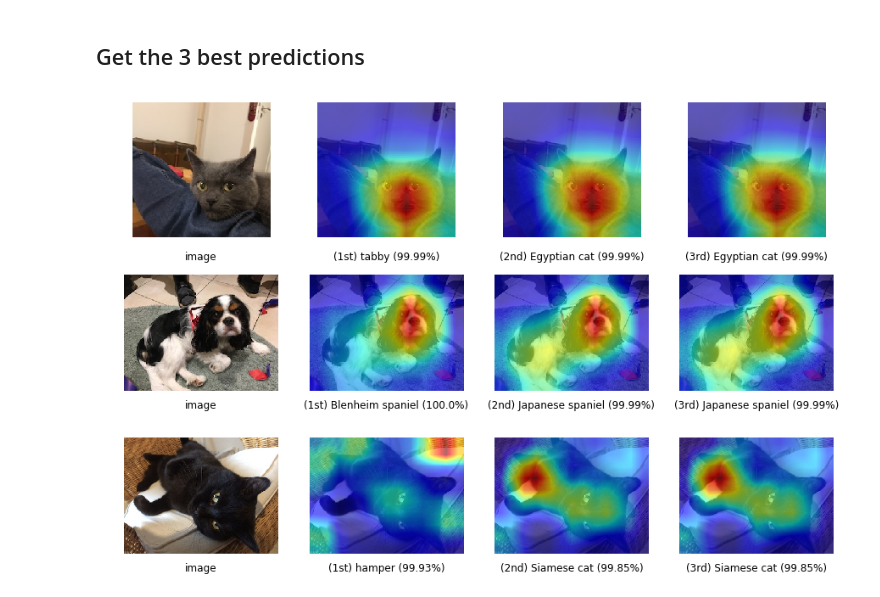
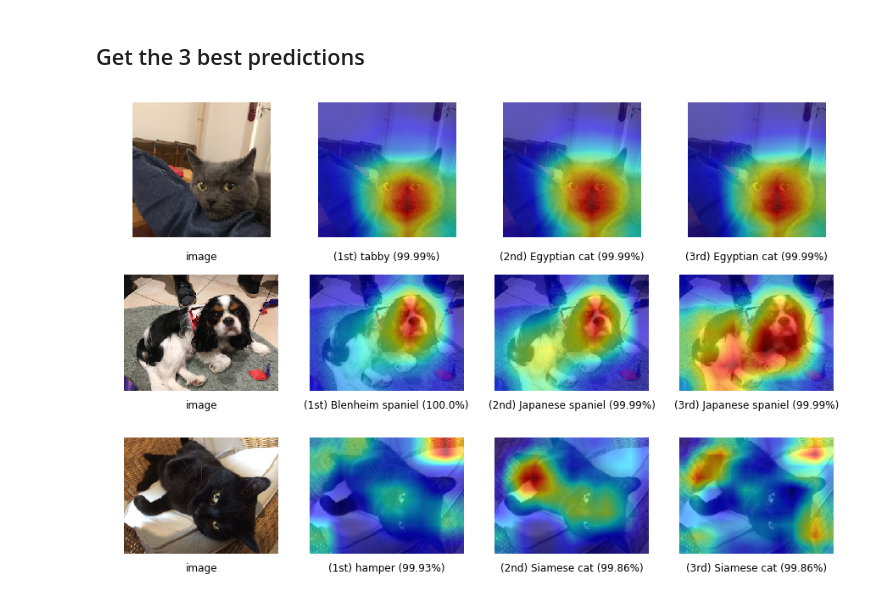
Before and after one commit to maubreville/ClassActivationMaps_PyTorch, a Jupyter notebook: ClassActivationMaps_Demo_Resnet18.ipynb, the cells around one changed output. Drawn from its saved outputs; the diff is of its cells as text; code cells hidden in the pictures.

```diff
--- a/ClassActivationMaps_Demo_Resnet18.ipynb
+++ b/ClassActivationMaps_Demo_Resnet18.ipynb
@@ -160,37 +160,39 @@ for i, image in enumerate(images):
 
     cam1 = cv2.resize(np.array(cam[0,idxs[0]]), dsize=(img.shape[2],img.shape[1]))
     cam2 = cv2.resize(np.array(cam[0,idxs[1]]), dsize=(img.shape[2],img.shape[1]))
+    cam3 = cv2.resize(np.array(cam[0,idxs[2]]), dsize=(img.shape[2],img.shape[1]))
+
 
 
     ax[i,0].imshow(np.asarray(img_pil))
     ax[i,1].imshow(np.asarray(img_pil))
     ax[i,2].imshow(np.asarray(img_pil))
     ax[i,3].imshow(np.asarray(img_pil))
 
 
 
     ax[i,0].axis('off')
     ax[i,1].axis('off')
     ax[i,2].axis('off')
     ax[i,3].axis('off')
 
 
 
 
     img_pil.show()
     ax[i,0].set_title('image', y=-0.2)
     ax[i,1].set_title(f'(1st) {preds_best3[0]}', y=-0.2)
     ax[i,2].set_title(f'(2nd) {preds_best3[1]}', y=-0.2)
     ax[i,3].set_title(f'(3rd) {preds_best3[1]}', y=-0.2)
 
 
     im = ax[i,1].imshow(cam1, alpha=0.6, cmap=cm.jet)
     im = ax[i,2].imshow(cam2, alpha=0.6, cmap=cm.jet)
-    im = ax[i,3].imshow(cam2, alpha=0.6, cmap=cm.jet)
+    im = ax[i,3].imshow(cam3, alpha=0.6, cmap=cm.jet)
 
 
 
 plt.savefig('CAM.svg')
 plt.savefig('CAM.pdf')
 # %% [output]
-[figure, old version]
+[figure, new version]
```
